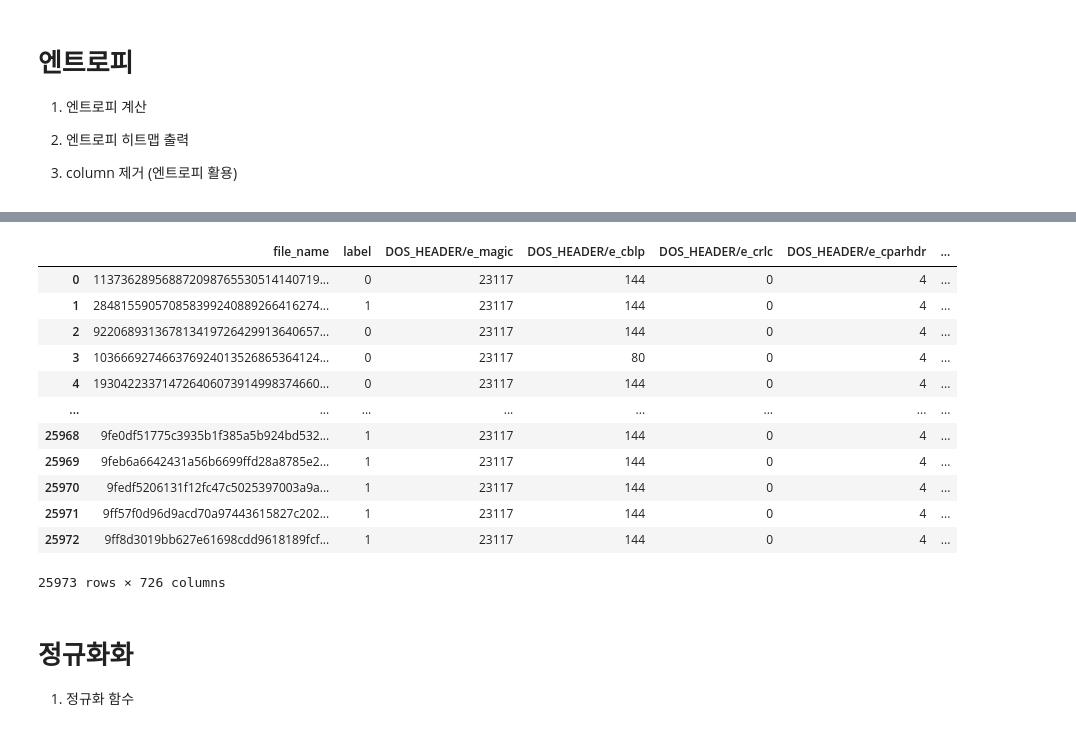
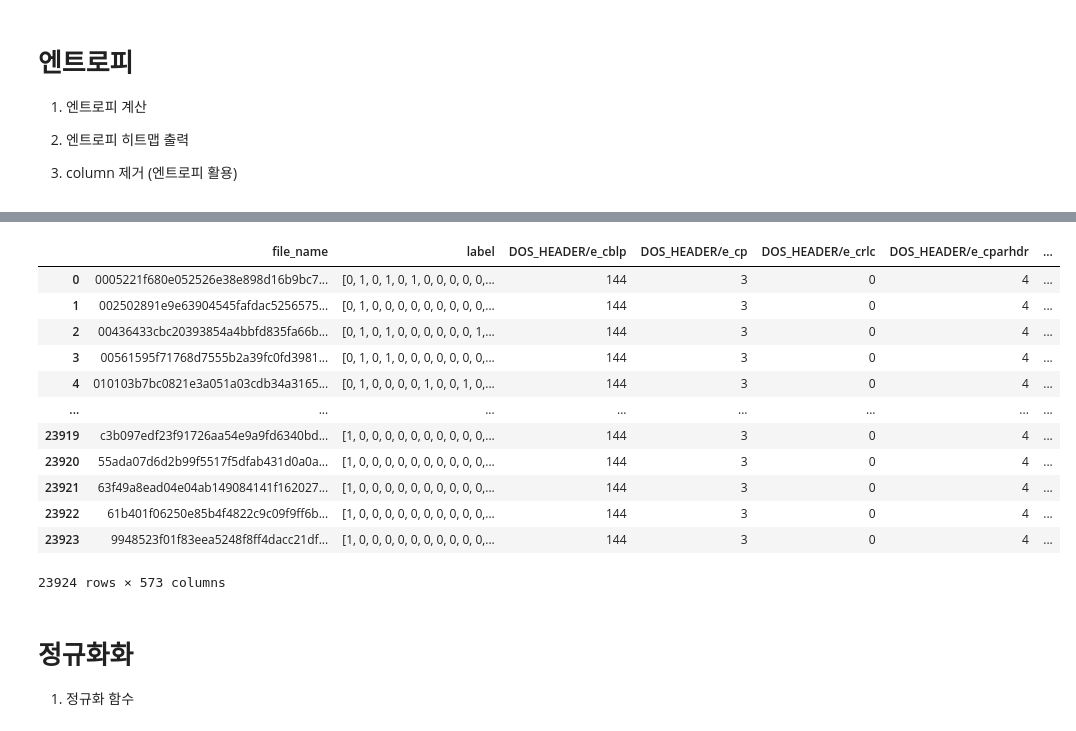
Before and after one commit to Jae-Ju-Do/AI, a Jupyter notebook: deep_learning(vscode ver).ipynb, the cells around one changed output, grey strips where cells are left out. Drawn from its saved outputs; the diff is of its cells as text; code cells hidden in the pictures.

```diff
--- a/deep_learning(vscode ver).ipynb
+++ b/deep_learning(vscode ver).ipynb
@@ -513,33 +520,32 @@ entropy_2_pe_data.to_csv(entropy_2_pe_data_path)
 # %%
 # 데이터 경로
 correlation_pe_data_path = r".\data\correlation\extract_feature(PE_correlation).csv"
 entropy_0_pe_data_path = r".\data\entropy\extract_feature(PE_entropy_0).csv"
 entropy_1_pe_data_path = r".\data\entropy\extract_feature(PE_entropy_1).csv"
 entropy_2_pe_data_path = r".\data\entropy\extract_feature(PE_entropy_2).csv"
 
 
 # 원하는 데이터로 데이터 결정
-correlation_entropy_data = pd.read_csv(correlation_pe_data_path)
-# correlation_entropy_data = pd.read_csv(entropy_0_pe_data_path)
+# correlation_entropy_data = pd.read_csv(correlation_pe_data_path)
+correlation_entropy_data = pd.read_csv(entropy_0_pe_data_path)
 # correlation_entropy_data = pd.read_csv(entropy_1_pe_data_path)
 # correlation_entropy_data = pd.read_csv(entropy_2_pe_data_path)
 
-correlation_entropy_data = correlation_entropy_data.drop(columns=['Unnamed: 0'])
 correlation_entropy_data
 # %% [output]
-|  | file_name | label | DOS_HEADER/e_magic | DOS_HEADER/e_cblp | DOS_HEADER/e_crlc | DOS_HEADER/e_cparhdr | ... |
-| 0 | 113736289568872098765530514140719... | 0 | 23117 | 144 | 0 | 4 | ... |
-| 1 | 284815590570858399240889266416274... | 1 | 23117 | 144 | 0 | 4 | ... |
-| 2 | 922068931367813419726429913640657... | 0 | 23117 | 144 | 0 | 4 | ... |
-| 3 | 103666927466376924013526865364124... | 0 | 23117 | 80 | 0 | 4 | ... |
-| 4 | 193042233714726406073914998374660... | 0 | 23117 | 144 | 0 | 4 | ... |
+|  | file_name | label | DOS_HEADER/e_cblp | DOS_HEADER/e_cp | DOS_HEADER/e_crlc | DOS_HEADER/e_cparhdr | ... |
+| 0 | 0005221f680e052526e38e898d16b9bc7... | [0, 1, 0, 1, 0, 1, 0, 0, 0, 0, 0,... | 144 | 3 | 0 | 4 | ... |
+| 1 | 002502891e9e63904545fafdac5256575... | [0, 1, 0, 0, 0, 0, 0, 0, 0, 0, 0,... | 144 | 3 | 0 | 4 | ... |
+| 2 | 00436433cbc20393854a4bbfd835fa66b... | [0, 1, 0, 1, 0, 0, 0, 0, 0, 0, 1,... | 144 | 3 | 0 | 4 | ... |
+| 3 | 00561595f71768d7555b2a39fc0fd3981... | [0, 1, 0, 1, 0, 0, 0, 0, 0, 0, 0,... | 144 | 3 | 0 | 4 | ... |
+| 4 | 010103b7bc0821e3a051a03cdb34a3165... | [0, 1, 0, 0, 0, 0, 1, 0, 0, 1, 0,... | 144 | 3 | 0 | 4 | ... |
 | ... | ... | ... | ... | ... | ... | ... | ... |
-| 25968 | 9fe0df51775c3935b1f385a5b924bd532... | 1 | 23117 | 144 | 0 | 4 | ... |
-| 25969 | 9feb6a6642431a56b6699ffd28a8785e2... | 1 | 23117 | 144 | 0 | 4 | ... |
-| 25970 | 9fedf5206131f12fc47c5025397003a9a... | 1 | 23117 | 144 | 0 | 4 | ... |
-| 25971 | 9ff57f0d96d9acd70a97443615827c202... | 1 | 23117 | 144 | 0 | 4 | ... |
-| 25972 | 9ff8d3019bb627e61698cdd9618189fcf... | 1 | 23117 | 144 | 0 | 4 | ... |
+| 23919 | c3b097edf23f91726aa54e9a9fd6340bd... | [1, 0, 0, 0, 0, 0, 0, 0, 0, 0, 0,... | 144 | 3 | 0 | 4 | ... |
+| 23920 | 55ada07d6d2b99f5517f5dfab431d0a0a... | [1, 0, 0, 0, 0, 0, 0, 0, 0, 0, 0,... | 144 | 3 | 0 | 4 | ... |
+| 23921 | 63f49a8ead04e04ab149084141f162027... | [1, 0, 0, 0, 0, 0, 0, 0, 0, 0, 0,... | 144 | 3 | 0 | 4 | ... |
+| 23922 | 61b401f06250e85b4f4822c9c09f9ff6b... | [1, 0, 0, 0, 0, 0, 0, 0, 0, 0, 0,... | 144 | 3 | 0 | 4 | ... |
+| 23923 | 9948523f01f83eea5248f8ff4dacc21df... | [1, 0, 0, 0, 0, 0, 0, 0, 0, 0, 0,... | 144 | 3 | 0 | 4 | ... |
-25973 rows × 726 columns
+23924 rows × 573 columns
 # %% [markdown]
 # 정규화화
 
```
Also changed, not shown: parts of 30 cells of this notebook.
